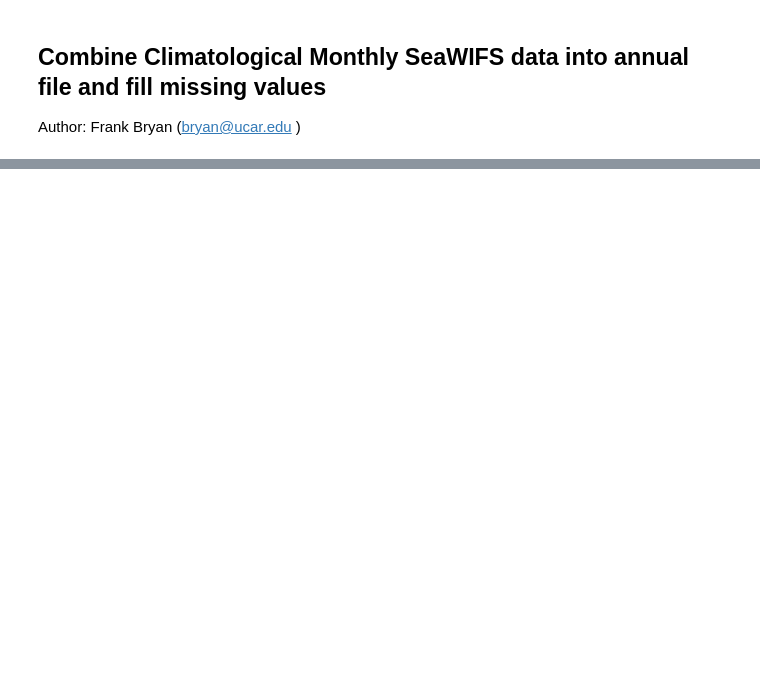
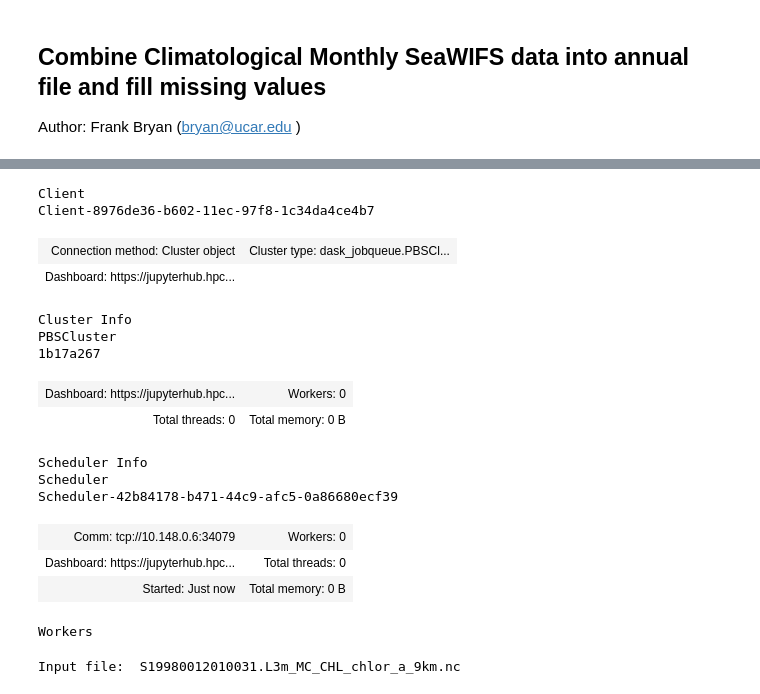
Before and after one commit to gseijo/SeaWIFS_MOM6, a Jupyter notebook: notebooks/CombineSeaWIFS.ipynb, the cells around one changed output, grey strips where cells are left out. Cells and saved outputs as stored; diff of their text form; code cells hidden in the pictures; blank space fills up the shorter version.

```diff
--- a/notebooks/CombineSeaWIFS.ipynb
+++ b/notebooks/CombineSeaWIFS.ipynb
@@ -26,12 +30,29 @@ dask.config.set({'distributed.dashboard.link': '/proxy/{port}/status'})
 # %%
 from ncar_jobqueue import NCARCluster
 from dask.distributed import Client
-cluster = NCARCluster(project='NCGD0011')
+cluster = NCARCluster(project='UCUB0094')
 
 cluster.scale(2)
 client = Client(cluster)
 client
 #print(cluster.dashboard_link)
+# %% [output]
+Client
+Client-8976de36-b602-11ec-97f8-1c34da4ce4b7
+| Connection method: Cluster object | Cluster type: dask_jobqueue.PBSCl... |
+| Dashboard: https://jupyterhub.hpc... |  |
+Cluster Info
+PBSCluster
+1b17a267
+| Dashboard: https://jupyterhub.hpc... | Workers: 0 |
+| Total threads: 0 | Total memory: 0 B |
+Scheduler Info
+Scheduler
+Scheduler-42b84178-b471-44c9-afc5-0a86680ecf39
+| Comm: tcp://10.148.0.6:34079 | Workers: 0 |
+| Dashboard: https://jupyterhub.hpc... | Total threads: 0 |
+| Started: Just now | Total memory: 0 B |
+Workers
 # %%
 # File locations
 path_in = '../ncfiles/'
@@ -73,16 +98,21 @@ file_in = 'S' + gen_datestr(sybeg[0],dbeg[0],syend[0],dend[0]) + file_ext_in
 print('Input file: ',file_in)
 ds0 = xr.open_dataset(path_in+file_in)
 
+latv= ds0['lat'].values
+lonv = ds0['lon'].values
+
 nlat=ds0.dims['lat']
 lat = ds0['lat']
 
 nlon=ds0.dims['lon']
 lon = ds0['lon']
-
 ntime=12
+#ntime=11
 time = xr.DataArray(dmid,dims=("time",),
                     attrs={"long_name":'Mid-Month Day of Climatological Year',
                            "units":'days'})
+# %% [output]
+Input file:  S19980012010031.L3m_MC_CHL_chlor_a_9km.nc
 # %%
 # Set up masking arrays
 OceanArea = ds_mask['Ocean'].astype('bool').compute() # area we want to fill
```
Also changed, not shown: parts of 6 cells of this notebook.
